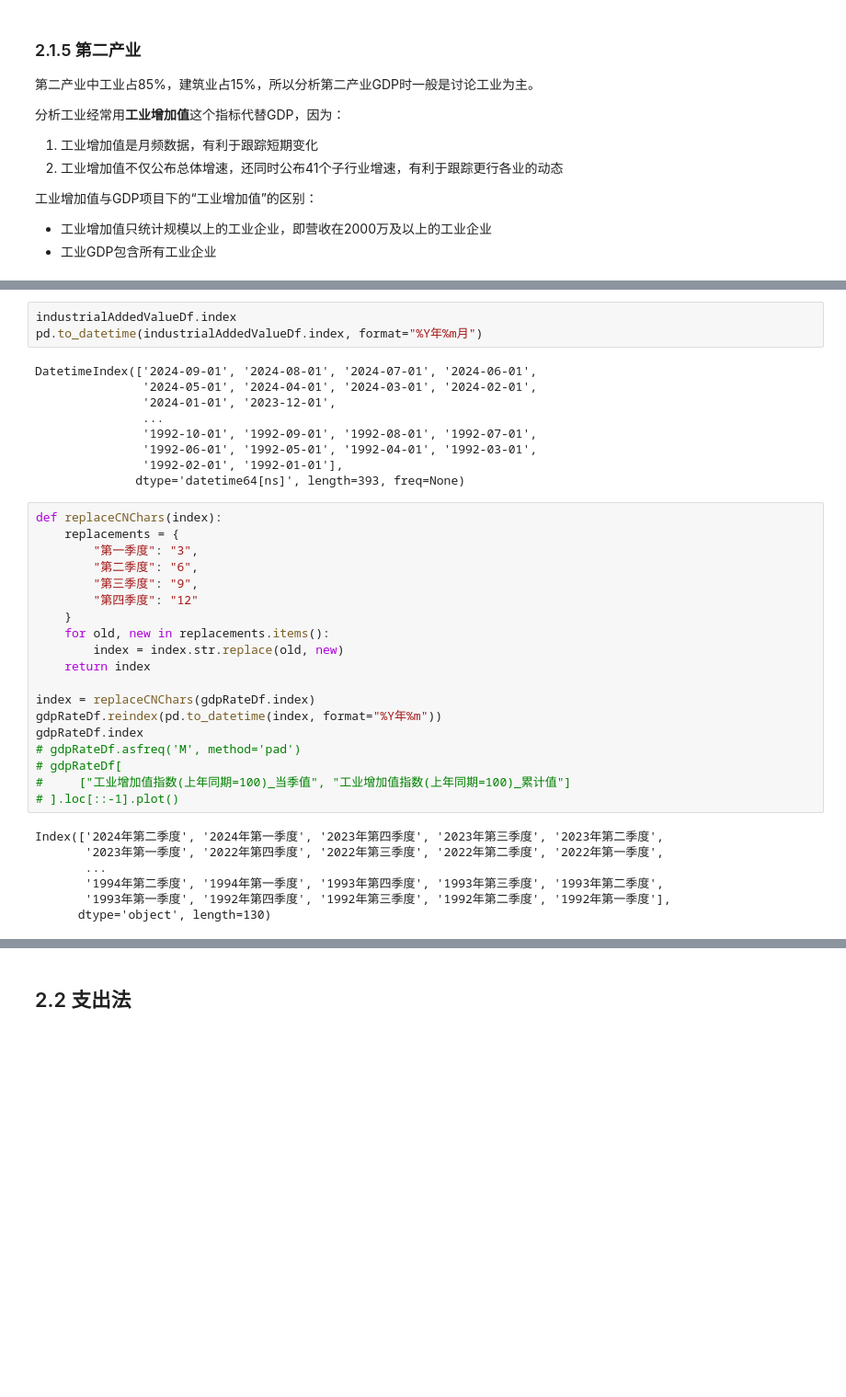
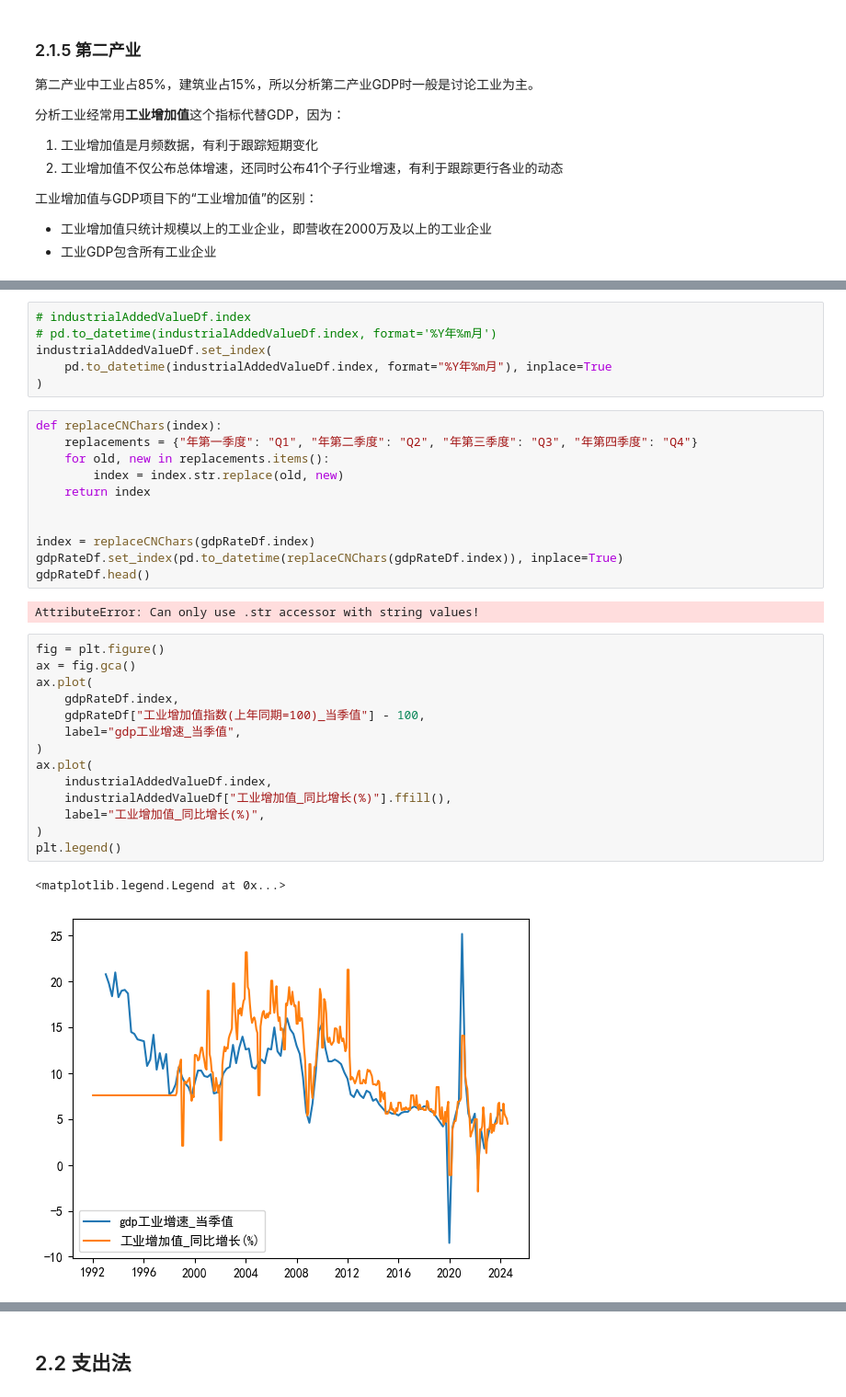
Before and after one commit to kampfer/various-data, a Jupyter notebook: src/researches/jupyter/gdp.ipynb, the cells around one changed output, grey strips where cells are left out. Shown at 92% size. Cells and saved outputs as stored; diff of their text form; blank space fills up the shorter version.

```diff
--- a/src/researches/jupyter/gdp.ipynb
+++ b/src/researches/jupyter/gdp.ipynb
@@ -273,38 +290,36 @@ industrialAddedValueDf = industrialAddedValueDf.transpose()
 # %%
-industrialAddedValueDf.index
-pd.to_datetime(industrialAddedValueDf.index, format="%Y年%m月")
+# industrialAddedValueDf.index
+# pd.to_datetime(industrialAddedValueDf.index, format='%Y年%m月')
+industrialAddedValueDf.set_index(
+    pd.to_datetime(industrialAddedValueDf.index, format="%Y年%m月"), inplace=True
+)
-# %% [output]
-DatetimeIndex(['2024-09-01', '2024-08-01', '2024-07-01', '2024-06-01',
-               '2024-05-01', '2024-04-01', '2024-03-01', '2024-02-01',
-               '2024-01-01', '2023-12-01',
-               ...
-               '1992-10-01', '1992-09-01', '1992-08-01', '1992-07-01',
-               '1992-06-01', '1992-05-01', '1992-04-01', '1992-03-01',
-               '1992-02-01', '1992-01-01'],
-              dtype='datetime64[ns]', length=393, freq=None)
 # %%
 def replaceCNChars(index):
-    replacements = {
-        "第一季度": "3",
-        "第二季度": "6",
-        "第三季度": "9",
-        "第四季度": "12"
-    }
+    replacements = {"年第一季度": "Q1", "年第二季度": "Q2", "年第三季度": "Q3", "年第四季度": "Q4"}
     for old, new in replacements.items():
         index = index.str.replace(old, new)
     return index
 
+
 index = replaceCNChars(gdpRateDf.index)
-gdpRateDf.reindex(pd.to_datetime(index, format="%Y年%m"))
-gdpRateDf.index
-# gdpRateDf.asfreq('M', method='pad')
-# gdpRateDf[
-#     ["工业增加值指数(上年同期=100)_当季值", "工业增加值指数(上年同期=100)_累计值"]
-# ].loc[::-1].plot()
+gdpRateDf.set_index(pd.to_datetime(replaceCNChars(gdpRateDf.index)), inplace=True)
+gdpRateDf.head()
 # %% [output]
-Index(['2024年第二季度', '2024年第一季度', '2023年第四季度', '2023年第三季度', '2023年第二季度',
-       '2023年第一季度', '2022年第四季度', '2022年第三季度', '2022年第二季度', '2022年第一季度',
-       ...
-       '1994年第二季度', '1994年第一季度', '1993年第四季度', '1993年第三季度', '1993年第二季度',
-       '1993年第一季度', '1992年第四季度', '1992年第三季度', '1992年第二季度', '1992年第一季度'],
-      dtype='object', length=130)
+AttributeError: Can only use .str accessor with string values!
+# %%
+fig = plt.figure()
+ax = fig.gca()
+ax.plot(
+    gdpRateDf.index,
+    gdpRateDf["工业增加值指数(上年同期=100)_当季值"] - 100,
+    label="gdp工业增速_当季值",
+)
+ax.plot(
+    industrialAddedValueDf.index,
+    industrialAddedValueDf["工业增加值_同比增长(%)"].ffill(),
+    label="工业增加值_同比增长(%)",
+)
+plt.legend()
+# %% [output]
+<matplotlib.legend.Legend at 0x...>
+[figure, added]
```
Also changed, not shown: parts of 15 cells of this notebook.
